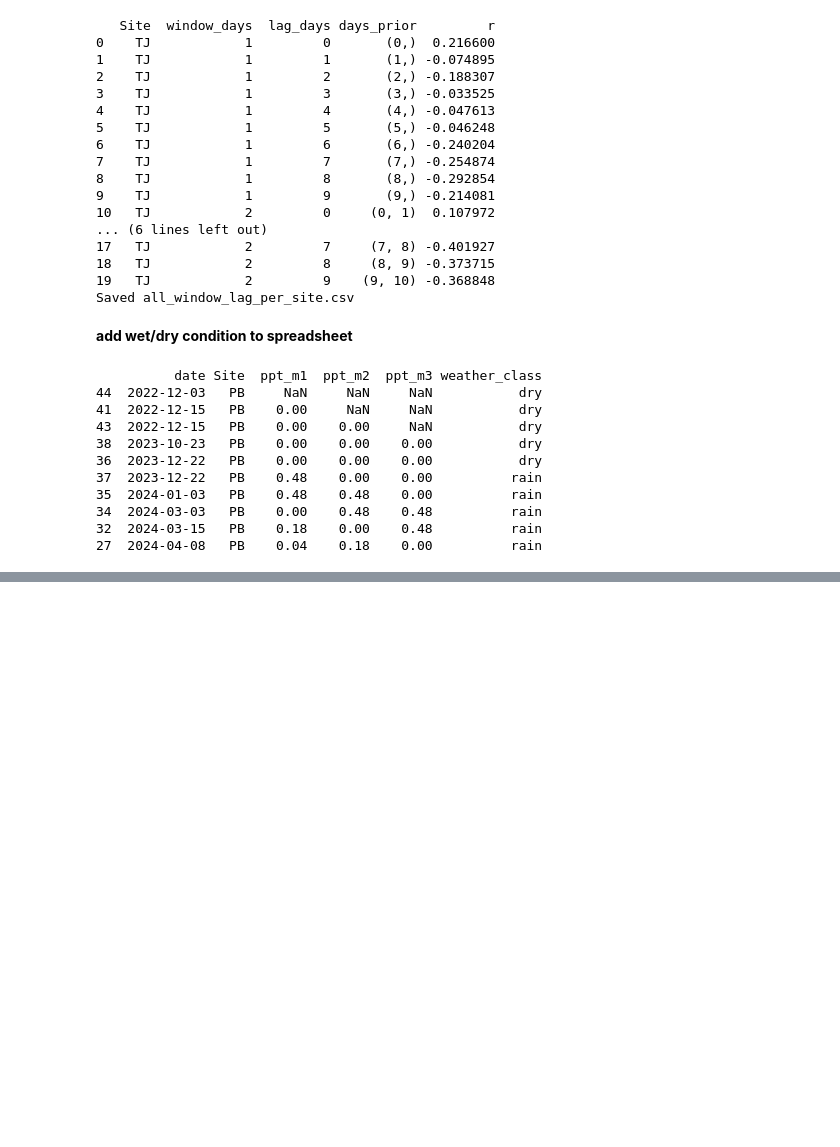
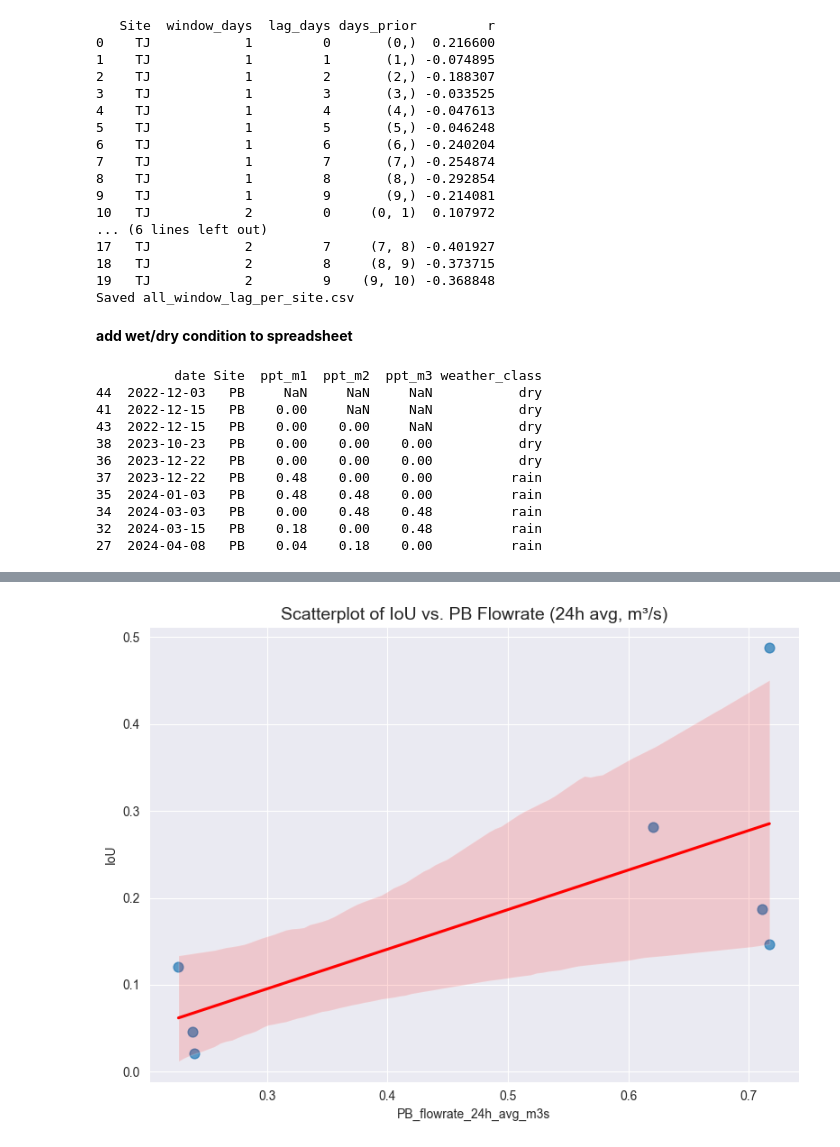
Before and after one commit to erinreilly1234/autoSAR_preprocessing, a Jupyter notebook: 00_code/dataanalysis.ipynb, the cells around one changed output, grey strips where cells are left out. Cells and saved outputs as stored; diff of their text form; code cells hidden in the pictures; blank space fills up the shorter version.

```diff
--- a/00_code/dataanalysis.ipynb
+++ b/00_code/dataanalysis.ipynb
@@ -1807,0 +1858,38 @@ with rasterio.open('/Volumes/External/TJ_SAR/06_shapefiles/density_probability.t
+# %%
+import pandas as pd
+import seaborn as sns
+import matplotlib.pyplot as plt
+
+# Load your files
+iou_df = pd.read_csv("/Volumes/External/TJ_SAR/05_viz/IoUplots/iou_summary.csv")
+master_df = pd.read_excel("/Volumes/External/TJ_SAR/analysis/Master.xlsx")
+
+# Construct match name and merge
+master_df["match_name"] = master_df["original_filename"].astype(str) + "_" + master_df["Site"].astype(str)
+merged_df = master_df.merge(
+    iou_df[["clean_name", "iou", "obs_area_km2", "pred_area_km2"]],
+    left_on="match_name", right_on="clean_name", how="left"
+)
+merged_df.drop(columns=["match_name", "clean_name"], inplace=True)
+
+# Drop rows with missing values in the relevant columns
+plot_df = merged_df[["iou", "PB_flowrate_24h_avg_m3s"]].dropna()
+
+# Create scatterplot with regression line
+plt.figure(figsize=(8, 6))
+sns.regplot(
+    data=plot_df,
+    x="PB_flowrate_24h_avg_m3s",
+    y="iou",
+    scatter_kws={"s": 60, "alpha": 0.7},
+    line_kws={"color": "red"}
+)
+
+plt.title("Scatterplot of IoU vs. PB Flowrate (24h avg, m³/s)", fontsize=14)
+plt.xlabel("PB_flowrate_24h_avg_m3s")
+plt.ylabel("IoU")
+plt.grid(True)
+plt.tight_layout()
+plt.show()
+# %% [output]
+[figure, added]
```
Also changed, not shown: parts of 22 cells of this notebook, 14 other files.
